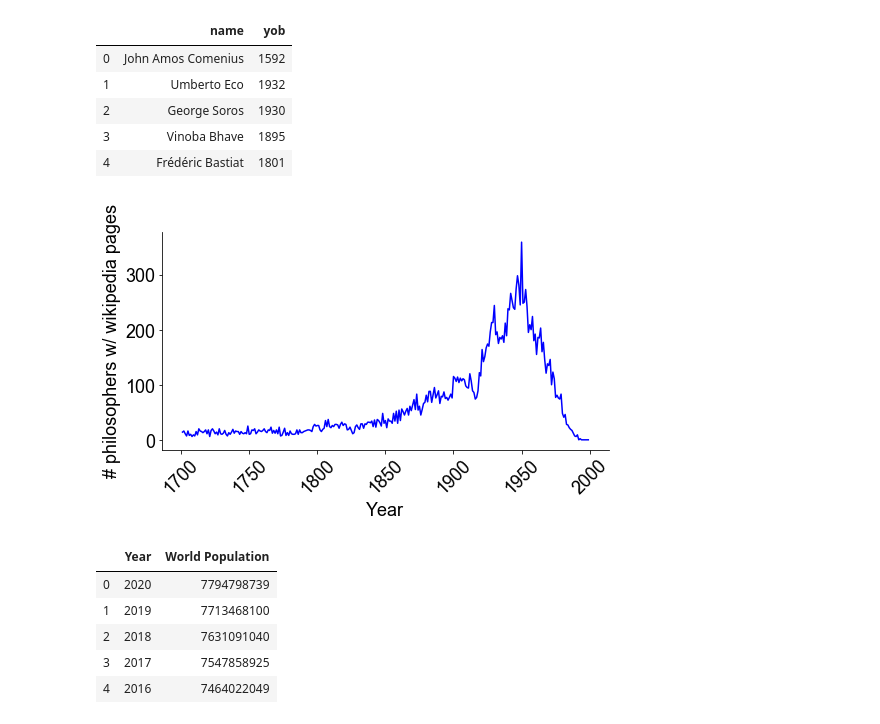
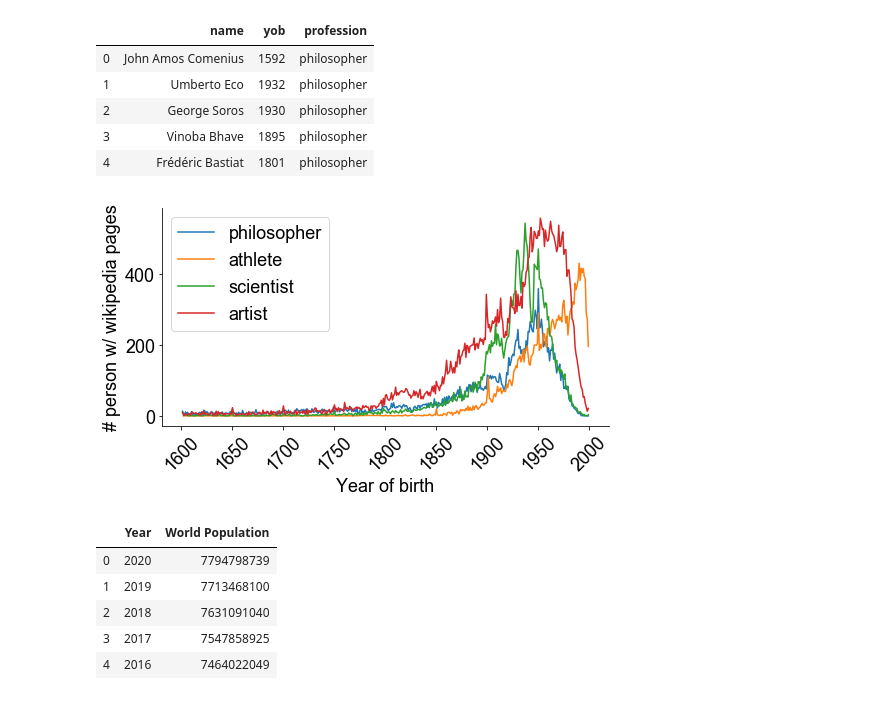
Before and after one commit to bfbarry/wiki_explore, a Jupyter notebook: philosophers.ipynb, the cells around one changed output. Drawn from its saved outputs; the diff is of its cells as text; code cells hidden in the pictures.

Commit message:
more careers

```diff
--- a/philosophers.ipynb
+++ b/philosophers.ipynb
@@ -35,37 +46,51 @@ plt.rcParams['axes.spines.right']=False
 
 import re
 pat = re.compile('^-?\d+') #integers (positive OR negative (BC)!)
-df = pd.read_csv('./data/philosophers.csv')
-df = df.drop(labels=['person'], axis=1) #drop sparql id
-df = df[~df.dob.str.startswith('t')]# people w/o dob have values like 't2246811766'
+df = pd.DataFrame()
+careers = ('philosopher', 'athlete', 'scientist', 'artist')
+for c in careers:
+    _df = pd.read_csv(f'./data/{c}s.csv')
+    _df = _df.drop(labels=['person'], axis=1) #drop sparql id
+    _df['profession'] = c #remove s
+    df = pd.concat((df, _df), ignore_index=True)
+# people w/o dob have values like 't2246811766' or a URL
+df = df[~df.dob.str.startswith('t')]
+df = df[~df.dob.str.startswith('http')]
+# lambda_dob = lambda s: int(re.match(pat, s)[0]) #not working
 df.dob = df.dob.apply(lambda s: int(re.match(pat, s)[0])) #can't convert to datetime because of time range!
 df = df.rename(columns={"personLabel": "name", 'dob':'yob'})
 df = df[df.yob != 2000] # most people with yob=2000 is actually "born in 20th century"
 df.head()
 # %% [output]
-|  | name | yob |
-| 0 | John Amos Comenius | 1592 |
-| 1 | Umberto Eco | 1932 |
-| 2 | George Soros | 1930 |
-| 3 | Vinoba Bhave | 1895 |
-| 4 | Frédéric Bastiat | 1801 |
+|  | name | yob | profession |
+| 0 | John Amos Comenius | 1592 | philosopher |
+| 1 | Umberto Eco | 1932 | philosopher |
+| 2 | George Soros | 1930 | philosopher |
+| 3 | Vinoba Bhave | 1895 | philosopher |
+| 4 | Frédéric Bastiat | 1801 | philosopher |
 # %%
-start_date = 1700
+start_date, stop_date = 1600, 2000
 # plt.figure(figsize=(8,4))
 # plt.hist(np.array(df[df.yob > start_date].yob).flatten(), histtype='step', bins=100, lw=2)
 # plt.xticks(rotation=45)
 # plt.locator_params(axis="x", nbins=30)
 # plt.yscale('log')
 # plt.show()
+careers = ('philosopher', 'athlete', 'scientist', 'artist')
+
 plt.figure(figsize=(8,4))
-plt.plot(df[df.yob > start_date].groupby(['yob']).size(), color='b')
+for c in careers:
+    _df = df[df.profession == c]
+    plt.plot(_df[(_df.yob > start_date) & (_df.yob < stop_date)].groupby(['yob']).size(), label=c)
+
 plt.xticks(rotation=45)
 plt.locator_params(axis="x", nbins=10)
 # plt.yscale('log')
-plt.xlabel('Year');   plt.ylabel('# philosophers w/ wikipedia pages')
+plt.legend()
+plt.xlabel('Year of birth');   plt.ylabel('# person w/ wikipedia pages')
 plt.show()
 # %% [output]
-[figure, old version]
+[figure, new version]
 # %%
 from bs4 import BeautifulSoup
 from urllib.request import Request, urlopen
```
Also changed, not shown: parts of 1 cell of this notebook, 5 other files.
